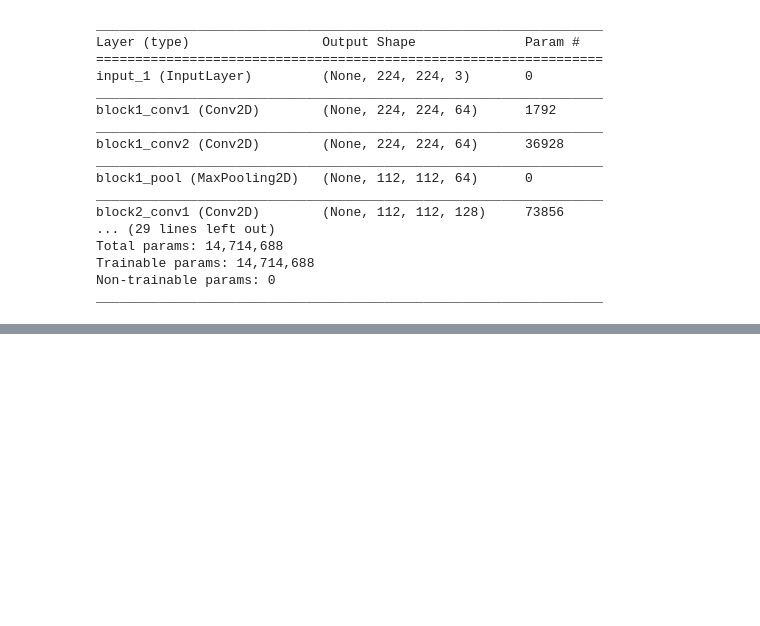
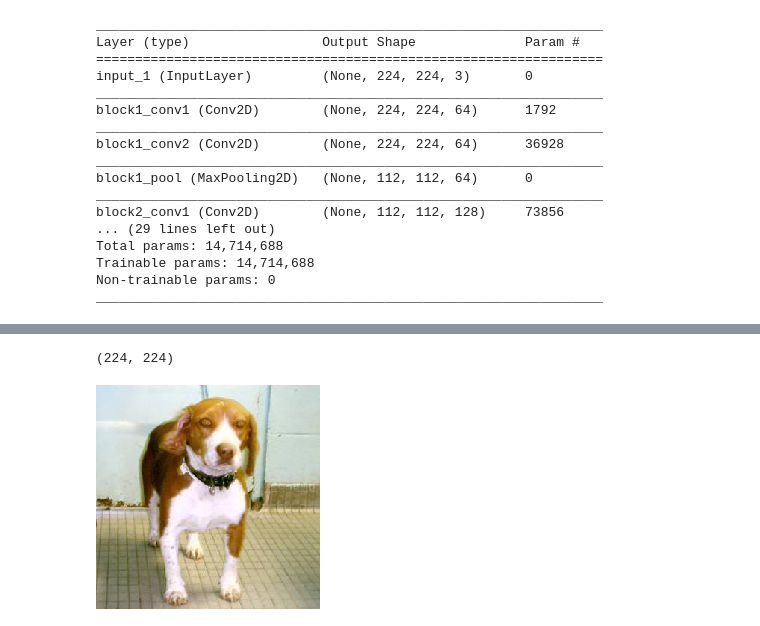
Before and after one commit to Elwing-Chou/ML0114, a Jupyter notebook: Transfer.ipynb, the cells around one changed output, grey strips where cells are left out. Drawn from its saved outputs; the diff is of its cells as text; code cells hidden in the pictures; blank space fills up the shorter version.

```diff
--- a/Transfer.ipynb
+++ b/Transfer.ipynb
@@ -37,0 +69,7 @@ df
+# %%
+img = load_img(df["path"][c], target_size=(224, 224))
+print(img.size)
+img
+# %% [output]
+(224, 224)
+[figure, added]
```
Also changed, not shown: parts of 2 cells of this notebook.
